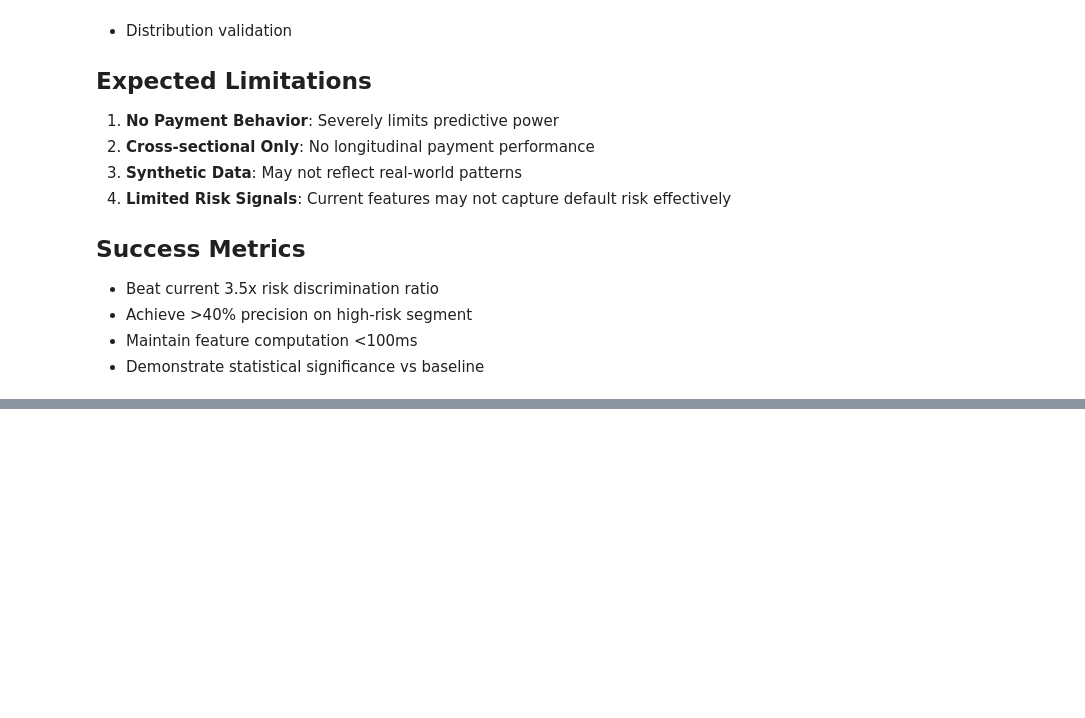
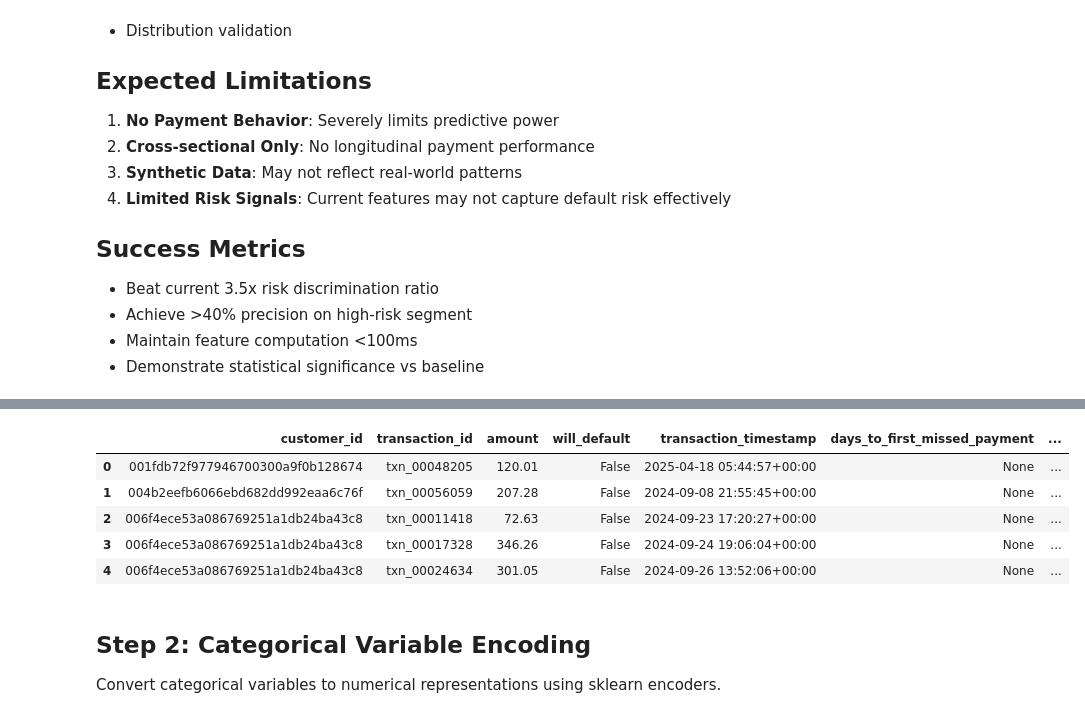
Before and after one commit to whitehackr/flit-ml, a Jupyter notebook: research/notebooks/02_feature_engineering.ipynb, the cells around one changed output, grey strips where cells are left out. Saved outputs shown, nothing was run; the diff lists cells and outputs as text; code cells hidden in the pictures; blank space fills up the shorter version.

```diff
--- a/research/notebooks/02_feature_engineering.ipynb
+++ b/research/notebooks/02_feature_engineering.ipynb
@@ -266,0 +316,18 @@ print(f"   Default rate: {df['will_default'].mean():.1%}")
+# %%
+# Apply temporal feature extraction
+print("⏰ Extracting temporal features...")
+df_temporal = extract_temporal_features(df)
+
+# Quick validation of temporal features
+print(f"\n📊 Temporal Feature Distribution:")
+print(f"Weekend transactions: {df_temporal['is_weekend'].mean():.1%}")
+print(f"Month-end transactions: {df_temporal['is_month_end'].mean():.1%}")
+print(f"Holiday season transactions: {df_temporal['is_holiday_season'].mean():.1%}")
+print(f"Business hours transactions: {df_temporal['is_business_hours'].mean():.1%}")
+print(f"Late night transactions: {df_temporal['is_late_night'].mean():.1%}")
+
+# Show sample of temporal features
+print(f"\n📋 Sample temporal features:")
+temporal_sample = df_temporal[['transaction_timestamp', 'transaction_hour', 'transaction_day_of_week',
+                     'is_weekend', 'is_month_end', 'time_of_day']].head()
+temporal_sample
@@ -266,0 +358,14 @@ print(f"   Default rate: {df['will_default'].mean():.1%}")
+# %%
+# Inspect cols
+df_temporal.head()
+# %% [output]
+|  | customer_id | transaction_id | amount | will_default | transaction_timestamp | days_to_first_missed_payment | ... |
+| 0 | 001fdb72f977946700300a9f0b128674 | txn_00048205 | 120.01 | False | 2025-04-18 05:44:57+00:00 | None | ... |
+| 1 | 004b2eefb6066ebd682dd992eaa6c76f | txn_00056059 | 207.28 | False | 2024-09-08 21:55:45+00:00 | None | ... |
+| 2 | 006f4ece53a086769251a1db24ba43c8 | txn_00011418 | 72.63 | False | 2024-09-23 17:20:27+00:00 | None | ... |
+| 3 | 006f4ece53a086769251a1db24ba43c8 | txn_00017328 | 346.26 | False | 2024-09-24 19:06:04+00:00 | None | ... |
+| 4 | 006f4ece53a086769251a1db24ba43c8 | txn_00024634 | 301.05 | False | 2024-09-26 13:52:06+00:00 | None | ... |
+# %% [markdown]
+## Step 2: Categorical Variable Encoding
+
+Convert categorical variables to numerical representations using sklearn encoders.
```
Also changed, not shown: parts of 14 cells of this notebook.
